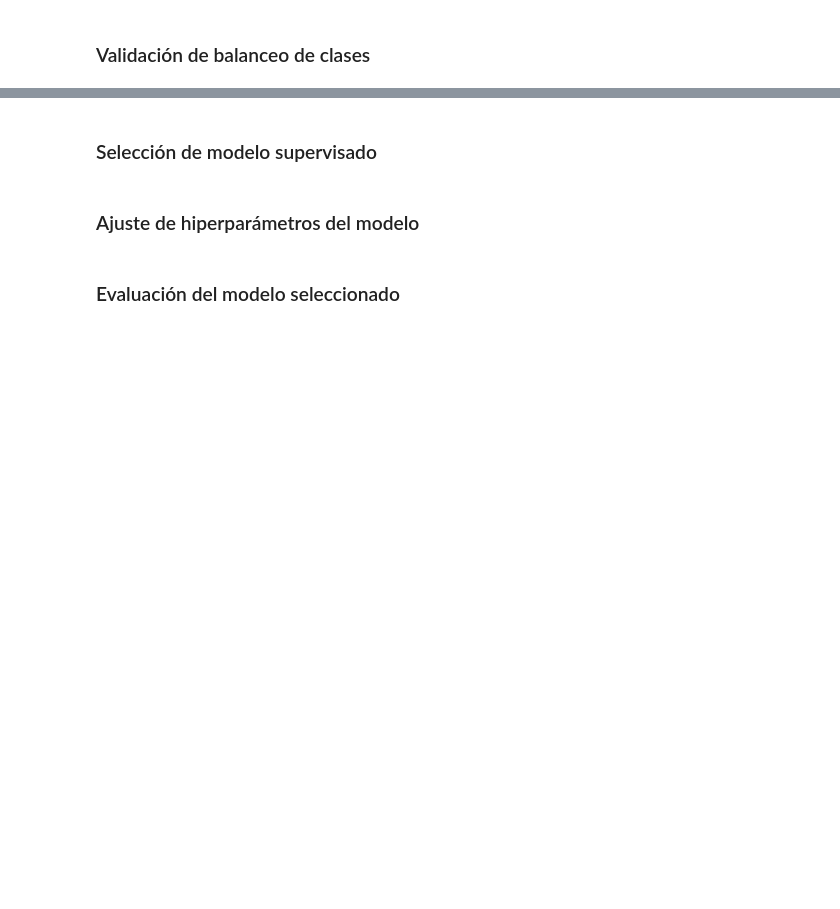
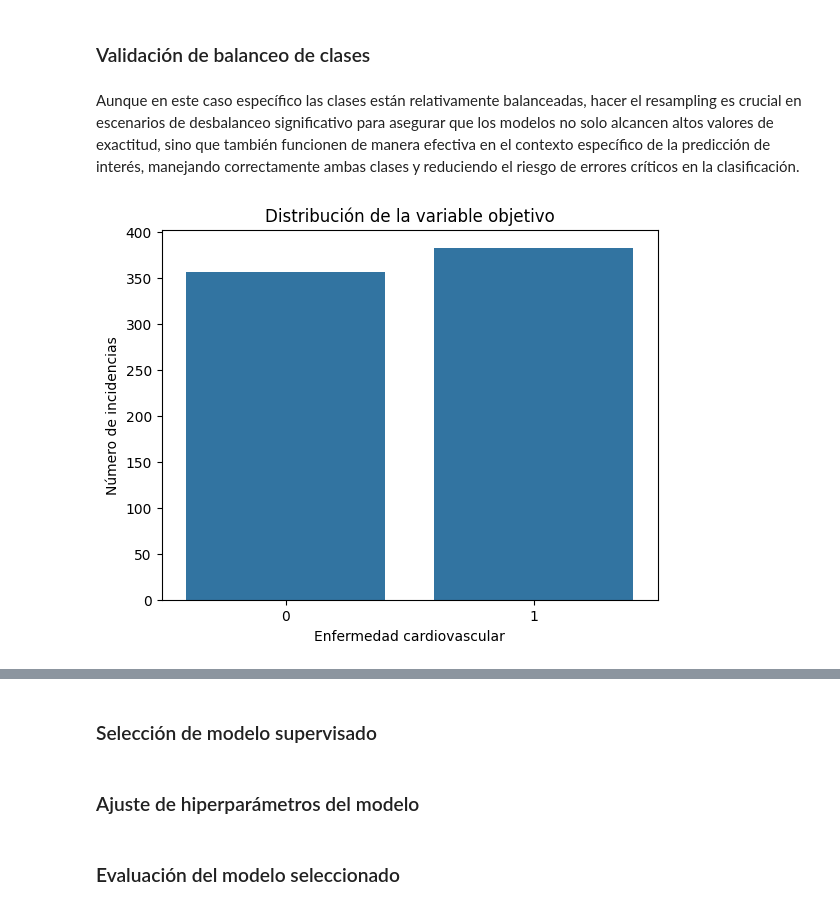
Before and after one commit to ricardogr07/trabajo-final-aprendizaje, a Jupyter notebook: src/Analisis_ML_Workflow.ipynb, the cells around one changed output, grey strips where cells are left out. Drawn from its saved outputs; the diff is of its cells as text; code cells hidden in the pictures; blank space fills up the shorter version.

Commit message:
Añadir resampling

```diff
--- a/src/Analisis_ML_Workflow.ipynb
+++ b/src/Analisis_ML_Workflow.ipynb
@@ -577,2 +611,13 @@ Usar el conjunto de datos con 740 pacientes y menos características junto con e
 # %% [markdown]
 ### Validación de balanceo de clases
+# %% [markdown]
+Aunque en este caso específico las clases están relativamente balanceadas, hacer el resampling es crucial en escenarios de desbalanceo significativo para asegurar que los modelos no solo alcancen altos valores de exactitud, sino que también funcionen de manera efectiva en el contexto específico de la predicción de interés, manejando correctamente ambas clases y reduciendo el riesgo de errores críticos en la clasificación.
+# %%
+# Visualización de la distribución de la variable objetivo
+sns.countplot(x='target_cat', data=df_clean_dropped)
+plt.title('Distribución de la variable objetivo')
+plt.xlabel('Enfermedad cardiovascular')
+plt.ylabel('Número de incidencias')
+plt.show()
+# %% [output]
+[figure, added]
```
Also changed, not shown: parts of 11 cells of this notebook.
